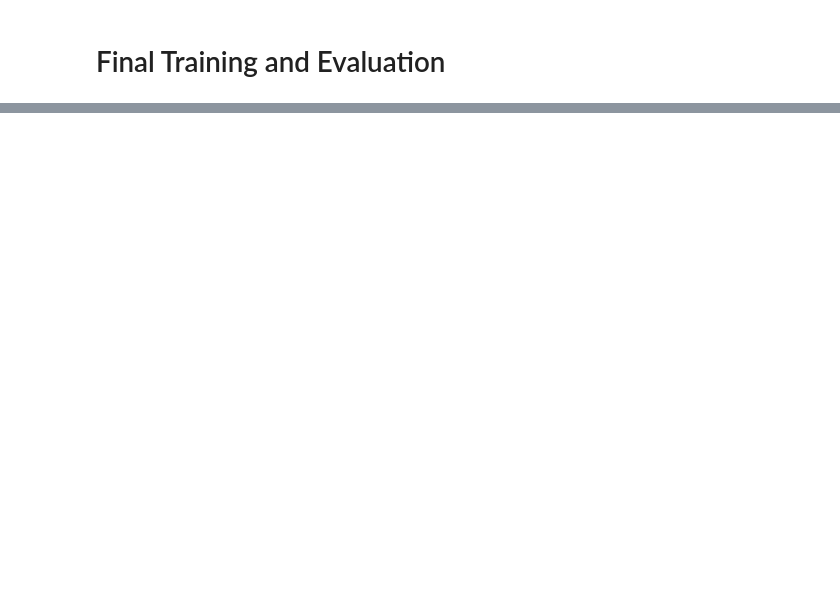
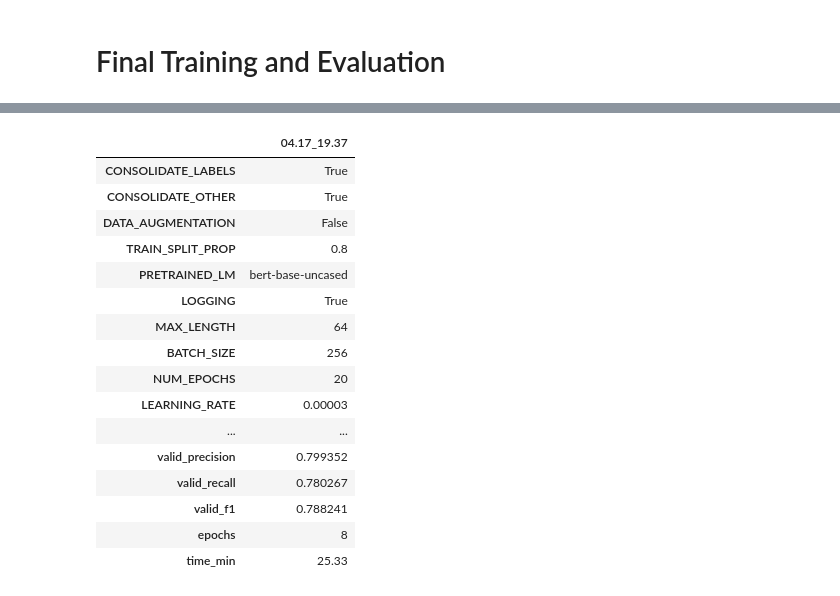
Before and after one commit to kac624/headlines, a Jupyter notebook: overview.ipynb, the cells around one changed output, grey strips where cells are left out. Saved outputs shown, nothing was run; the diff lists cells and outputs as text; code cells hidden in the pictures; blank space fills up the shorter version.

```diff
--- a/overview.ipynb
+++ b/overview.ipynb
@@ -612,2 +683,29 @@ plt.show()
 # %% [markdown]
 # Final Training and Evaluation
+# %%
+# Set hyperparameters via config
+with open('scripts/_config.json', 'r') as f:
+    config = json.load(f)
+
+config['CONSOLIDATE_LABELS'] = True
+config['CONSOLIDATE_OTHER'] = True
+config['DATA_AUGMENTATION'] = False
+config['TRAIN_SPLIT_PROP'] = 0.8
+config['MAX_LENGTH'] = 64
+config['PRETRAINED_LM'] = 'bert-base-uncased'
+config['BALANCE_FACTOR'] = 0.3
+config['NUM_EPOCHS'] = 20
+config['BATCH_SIZE'] = 256
+config['LEARNING_RATE'] = 3e-05
+config['DROPOUT'] = 0.3
+config['PATIENCE'] = 5
+config['LOGGING'] = True
+
+with open('scripts/_config.json', 'w') as f:
+    json.dump(config, f, indent=4)
+
+# Run preprocessing script
+%run scripts/preprocess.py
+
+# Run training script
+%run scripts/train_bert.py
@@ -613,0 +730,22 @@ plt.show()
+# %%
+error_file = 'train_results_final_valid' ### REQUIRES MANUAL UPDATE ###
+summary = pd.read_excel(f'logs/{error_file}.xlsx', sheet_name='summary', index_col=0)
+summary
+# %% [output]
+|  | 04.17_19.37 |
+| CONSOLIDATE_LABELS | True |
+| CONSOLIDATE_OTHER | True |
+| DATA_AUGMENTATION | False |
+| TRAIN_SPLIT_PROP | 0.8 |
+| PRETRAINED_LM | bert-base-uncased |
+| LOGGING | True |
+| MAX_LENGTH | 64 |
+| BATCH_SIZE | 256 |
+| NUM_EPOCHS | 20 |
+| LEARNING_RATE | 0.00003 |
+| ... | ... |
+| valid_precision | 0.799352 |
+| valid_recall | 0.780267 |
+| valid_f1 | 0.788241 |
+| epochs | 8 |
+| time_min | 25.33 |
```
Also changed, not shown: parts of 13 cells of this notebook, 13 other files.
